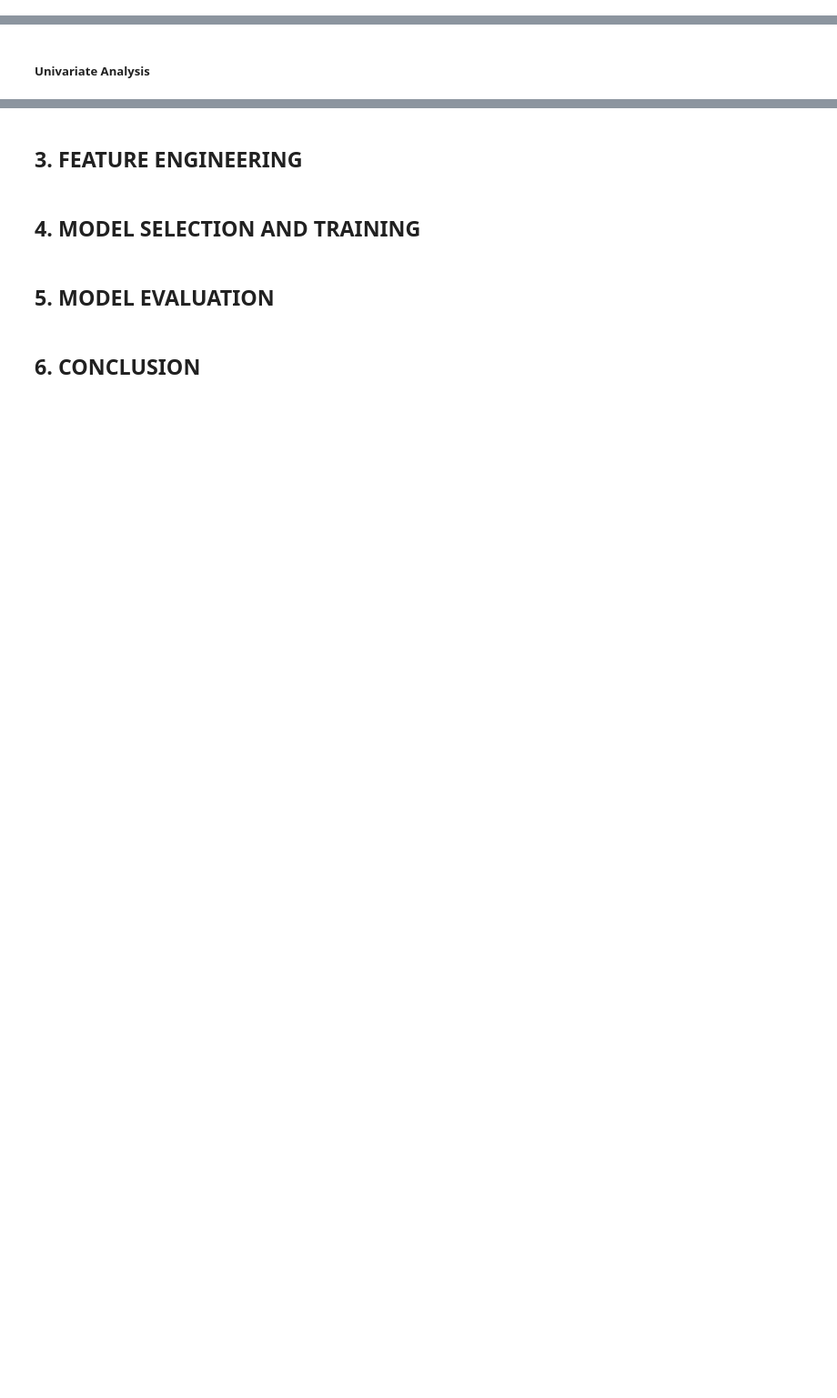
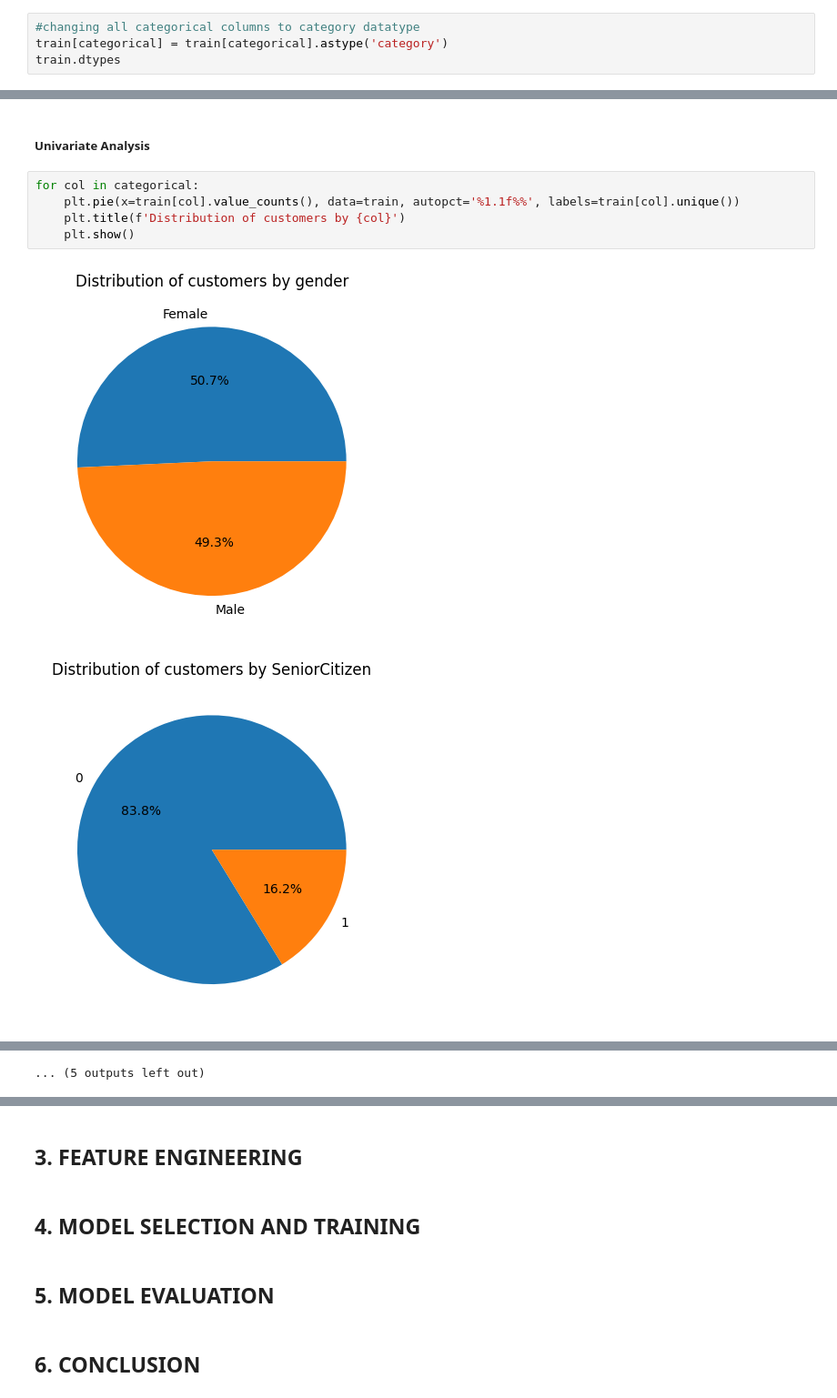
Before and after one commit to Rama-Mwenda/Customer_Churn, a Jupyter notebook: Notebooks/Customer_Churn.ipynb, the cells around one changed output, grey strips where cells are left out. Shown at 91% size. Drawn from its saved outputs; the diff is of its cells as text; blank space fills up the shorter version.

```diff
--- a/Notebooks/Customer_Churn.ipynb
+++ b/Notebooks/Customer_Churn.ipynb
@@ -541,3 +575,7 @@ train[categorical].describe().T
 | PaperlessBilling | 5042 | 2 | Yes | 2995 |
 | PaymentMethod | 5042 | 4 | Electronic check | 1699 |
 | Churn | 5042 | 2 | No | 3706 |
+# %%
+#changing all categorical columns to category datatype
+train[categorical] = train[categorical].astype('category')
+train.dtypes
@@ -546,2 +602,10 @@ train[categorical].describe().T
 # %% [markdown]
 ##### Univariate Analysis
+# %%
+for col in categorical:
+    plt.pie(x=train[col].value_counts(), data=train, autopct='%1.1f%%', labels=train[col].unique())
+    plt.title(f'Distribution of customers by {col}')
+    plt.show()
+# %% [output]
+[figure, added]
+[figure, added]
@@ -547,0 +622 @@ train[categorical].describe().T
+... (5 outputs left out)
```
Also changed, not shown: parts of 8 cells of this notebook.
